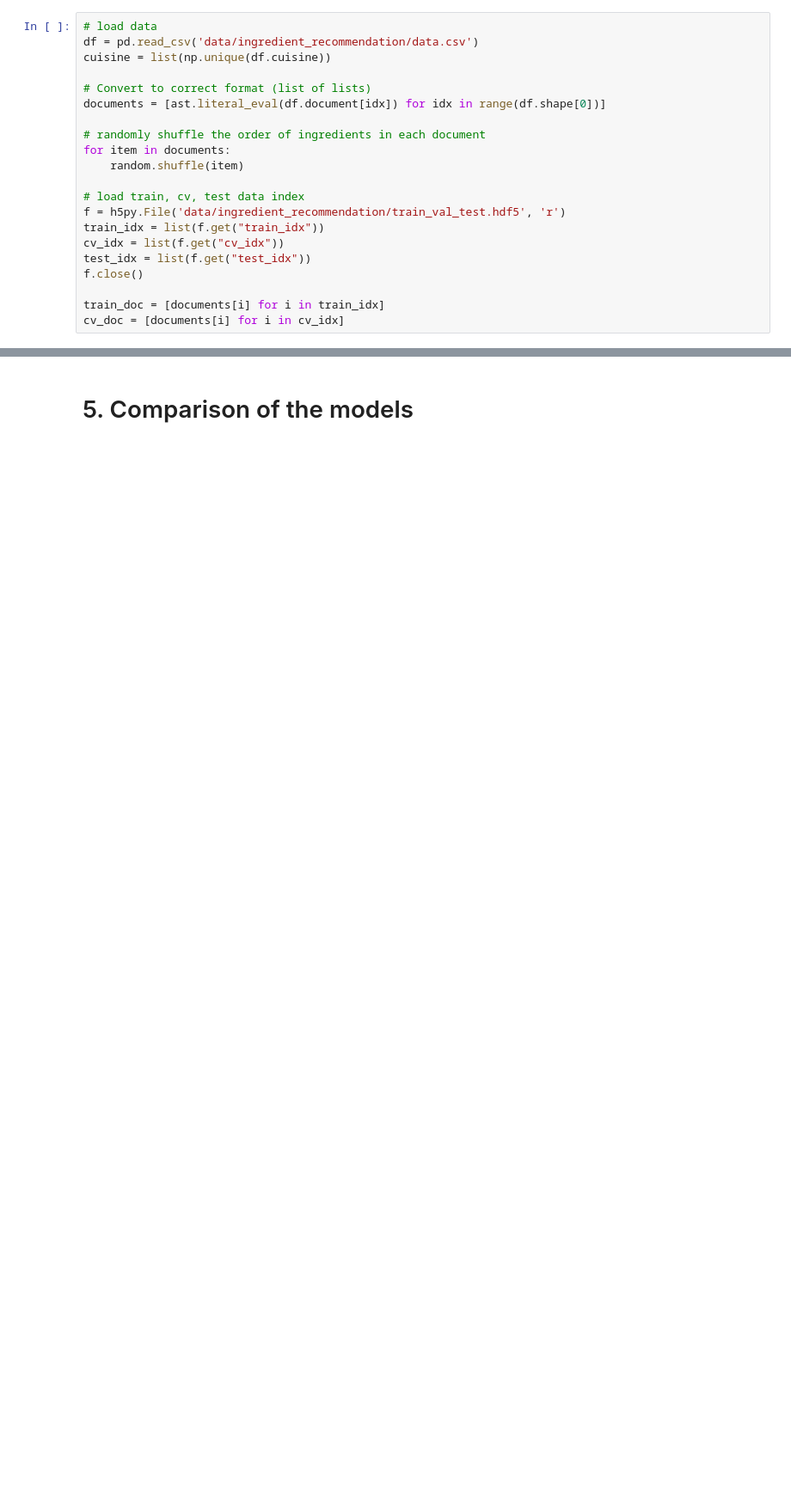
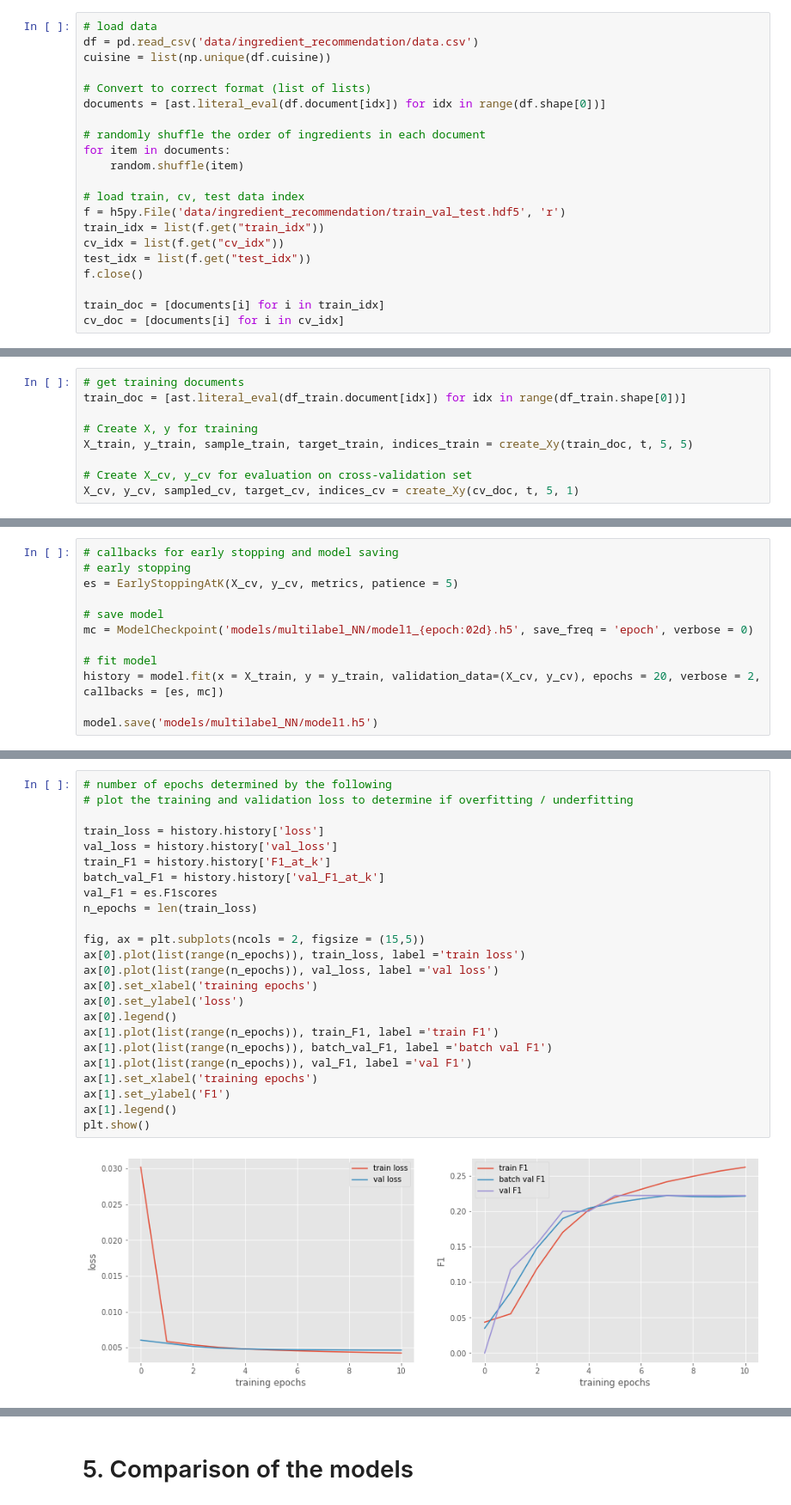
Before and after one commit to irishryoon/recipes, a Jupyter notebook: ingredients_recommendation.ipynb, the cells around one changed output, grey strips where cells are left out. Shown at 86% size. Cells and saved outputs as stored; diff of their text form; blank space fills up the shorter version.

```diff
--- a/ingredients_recommendation.ipynb
+++ b/ingredients_recommendation.ipynb
@@ -2285,0 +253,9 @@ cross-validation set with high F scores
+# %%
+# get training documents
+train_doc = [ast.literal_eval(df_train.document[idx]) for idx in range(df_train.shape[0])]
+
+# Create X, y for training
+X_train, y_train, sample_train, target_train, indices_train = create_Xy(train_doc, t, 5, 5)
+
+# Create X_cv, y_cv for evaluation on cross-validation set
+X_cv, y_cv, sampled_cv, target_cv, indices_cv = create_Xy(cv_doc, t, 5, 1)
@@ -2285,0 +461,12 @@ cross-validation set with high F scores
+# %%
+# callbacks for early stopping and model saving
+# early stopping
+es = EarlyStoppingAtK(X_cv, y_cv, metrics, patience = 5)
+
+# save model
+mc = ModelCheckpoint('models/multilabel_NN/model1_{epoch:02d}.h5', save_freq = 'epoch', verbose = 0)
+
+# fit model
+history = model.fit(x = X_train, y = y_train, validation_data=(X_cv, y_cv), epochs = 20, verbose = 2, callbacks = [es, mc])
+
+model.save('models/multilabel_NN/model1.h5')
@@ -2285,0 +491,26 @@ cross-validation set with high F scores
+# %%
+# number of epochs determined by the following
+# plot the training and validation loss to determine if overfitting / underfitting
+
+train_loss = history.history['loss']
+val_loss = history.history['val_loss']
+train_F1 = history.history['F1_at_k']
+batch_val_F1 = history.history['val_F1_at_k']
+val_F1 = es.F1scores
+n_epochs = len(train_loss)
+
+fig, ax = plt.subplots(ncols = 2, figsize = (15,5))
+ax[0].plot(list(range(n_epochs)), train_loss, label ='train loss')
+ax[0].plot(list(range(n_epochs)), val_loss, label ='val loss')
+ax[0].set_xlabel('training epochs')
+ax[0].set_ylabel('loss')
+ax[0].legend()
+ax[1].plot(list(range(n_epochs)), train_F1, label ='train F1')
+ax[1].plot(list(range(n_epochs)), batch_val_F1, label ='batch val F1')
+ax[1].plot(list(range(n_epochs)), val_F1, label ='val F1')
+ax[1].set_xlabel('training epochs')
+ax[1].set_ylabel('F1')
+ax[1].legend()
+plt.show()
+# %% [output]
+[figure, added]
```
Also changed, not shown: parts of 235 cells of this notebook.
